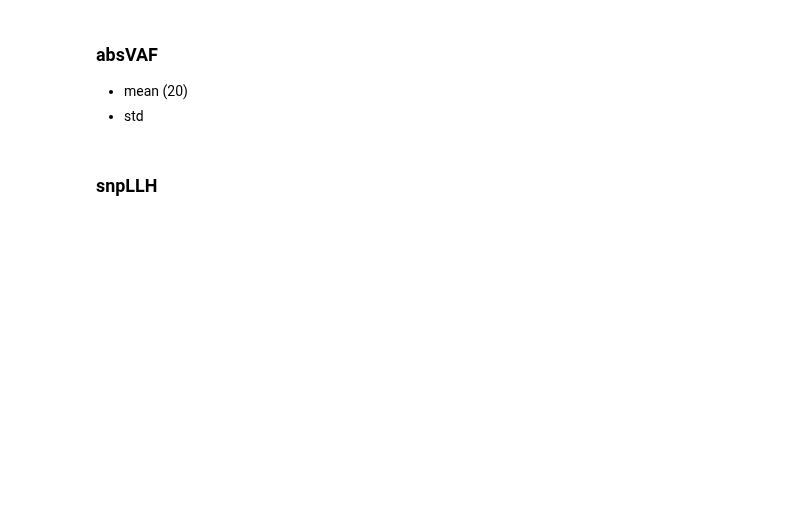
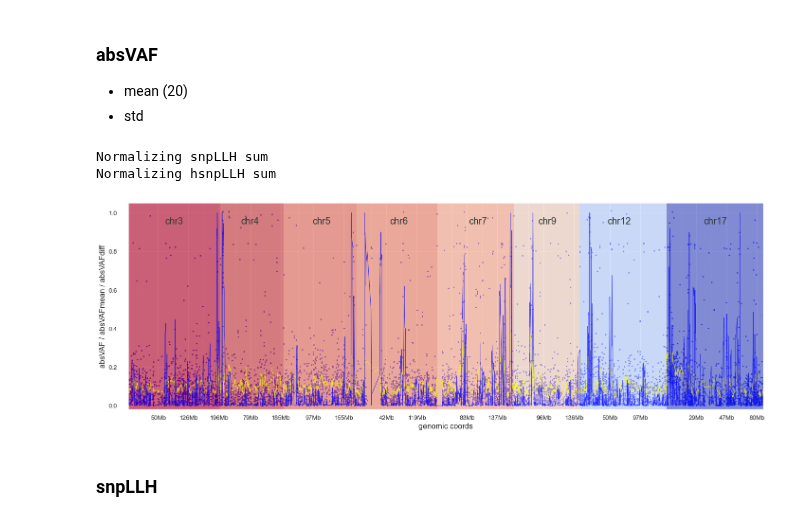
Before and after one commit to Mar111tiN/myCNV, a Jupyter notebook: nb/addRollingSNP.ipynb, the cells around one changed output. Saved outputs shown, nothing was run; the diff lists cells and outputs as text; code cells hidden in the pictures; blank space fills up the shorter version.

```diff
--- a/nb/addRollingSNP.ipynb
+++ b/nb/addRollingSNP.ipynb
@@ -528,62 +525,42 @@ absvaf = dict(
             s=5,
             alpha=1
         ))
-
-absvafstd = dict(
-        title='absVAFstd',
-        plot_type='line',   # ['line', 'scatter']
-        data='absVAFstd',
-        plot_args=dict(
-            linewidth=1,
-            color='yellow',
-            alpha=.7
-        )
-    )
-
-absvafstddiff = dict(
-        title='absVAFstddiff',
-        plot_type='line',   # ['line', 'scatter']
-        data='absVAFstdDiff',
-        plot_args=dict(
-            linewidth=1,
-            color='blue',
-            alpha=.7
-        )
-    )
-
 
 absvafmean = dict(
         title='absVAFmean',
         plot_type='line',   # ['line', 'scatter']
         data='absVAFmean',
         plot_args=dict(
             linewidth=1,
             color='yellow',
             alpha=.7
         )
     )
 
 absvafmeandiff = dict(
         title='absVAFdiff',
         plot_type='line',   # ['line', 'scatter']
         data='absVAFmeanDiff',
         plot_args=dict(
             linewidth=1,
             color='blue',
             alpha=.7
         )
     )
 
 
 config = get_config(config_file, 'combine')
 snp3_df = rolling_SNP(snp2_df, config)
 
 
-chroms = ['chr5', 'chr7','chr8', 'chr11', 'chr17']
 r1 = 'chr17:3Mb-9Mb'
 mean_plots = [absvaf,absvafmean, absvafmeandiff]
-std_plots = [absvaf,absvafstd, absvafstddiff]
-fig, ax, df, chrom_df = plot_snp(snp3_df, snp_plots=mean_plots, chroms=chroms, region='chr17', **fig_params)
+
+fig, ax, df, chrom_df = plot_snp(snp3_df, snp_plots=mean_plots, chroms=chroms, region='', **fig_params)
+# %% [output]
+Normalizing snpLLH sum
+Normalizing hsnpLLH sum
+[figure, added]
 # %% [markdown]
 ### snpLLH
 # %%
```
Also changed, not shown: parts of 23 cells of this notebook, 3 other files.
